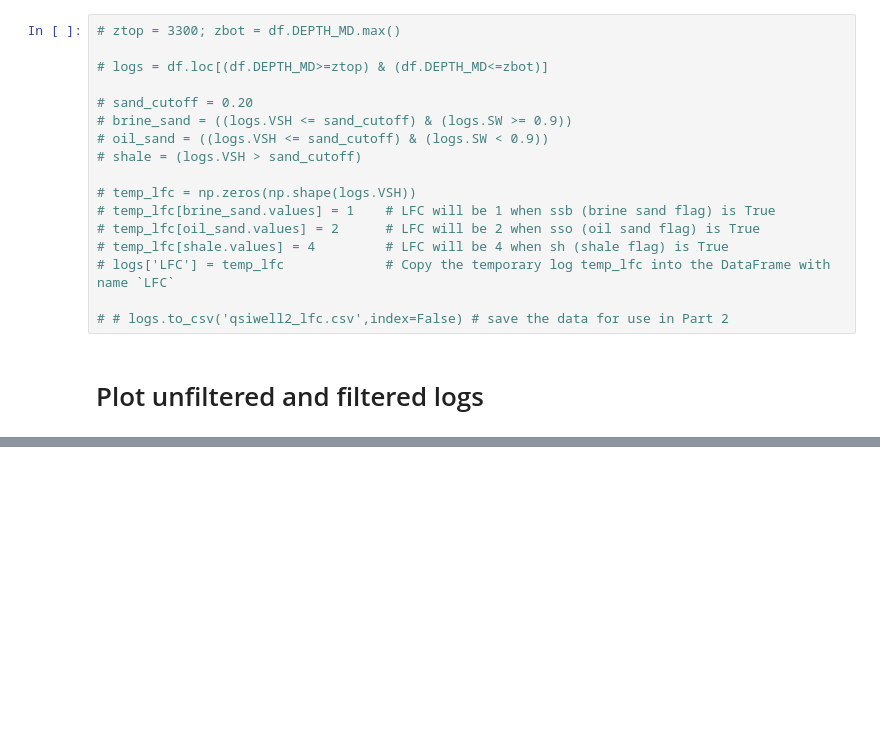
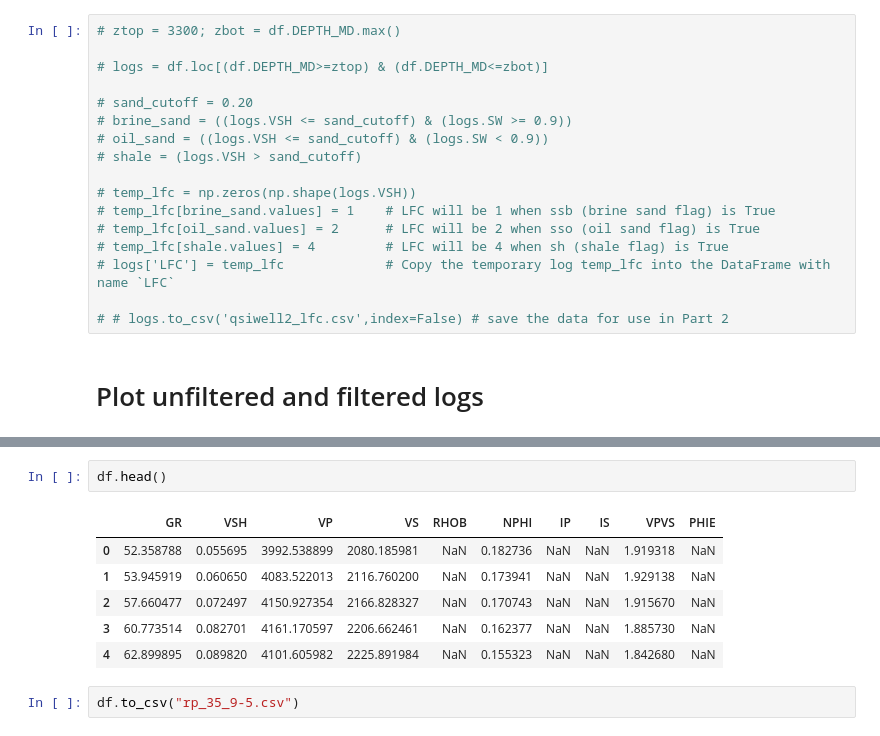
Before and after one commit to ABDunbar/Quantitative_Seismic_Interpretation, a Jupyter notebook: 02_Log_Conditioning.ipynb, the cells around one changed output, grey strips where cells are left out. Drawn from its saved outputs; the diff is of its cells as text; blank space fills up the shorter version.

```diff
--- a/02_Log_Conditioning.ipynb
+++ b/02_Log_Conditioning.ipynb
@@ -119,0 +154,11 @@ plotlog(filt, 3300, 3470, 0.5, 0.55)
+# %%
+df.head()
+# %% [output]
+|  | GR | VSH | VP | VS | RHOB | NPHI | IP | IS | VPVS | PHIE |
+| 0 | 52.358788 | 0.055695 | 3992.538899 | 2080.185981 | NaN | 0.182736 | NaN | NaN | 1.919318 | NaN |
+| 1 | 53.945919 | 0.060650 | 4083.522013 | 2116.760200 | NaN | 0.173941 | NaN | NaN | 1.929138 | NaN |
+| 2 | 57.660477 | 0.072497 | 4150.927354 | 2166.828327 | NaN | 0.170743 | NaN | NaN | 1.915670 | NaN |
+| 3 | 60.773514 | 0.082701 | 4161.170597 | 2206.662461 | NaN | 0.162377 | NaN | NaN | 1.885730 | NaN |
+| 4 | 62.899895 | 0.089820 | 4101.605982 | 2225.891984 | NaN | 0.155323 | NaN | NaN | 1.842680 | NaN |
+# %%
+df.to_csv("rp_35_9-5.csv")
```
Also changed, not shown: parts of 9 cells of this notebook, 2 other files.
